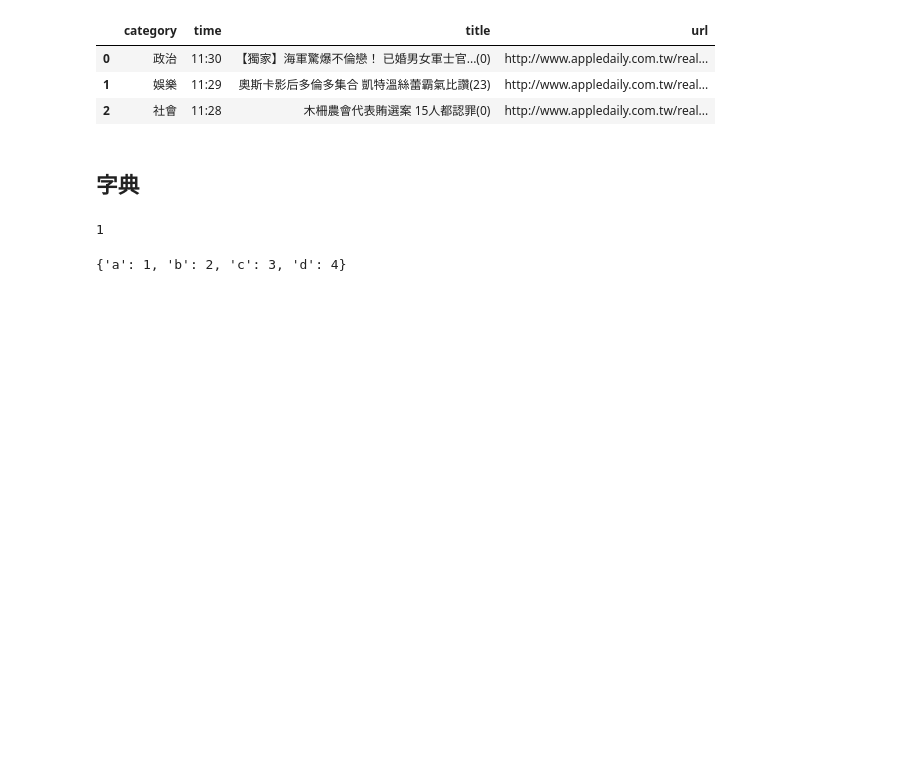
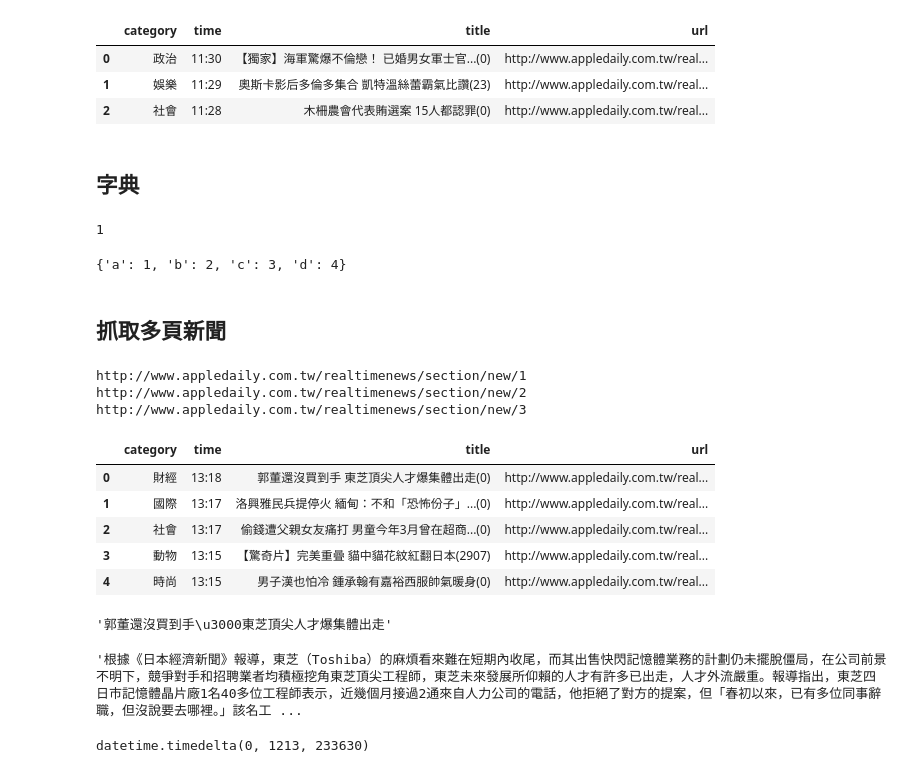
Before and after one commit to ywchiu/itritm, a Jupyter notebook: Demo20170911.ipynb, the cells around one changed output. Drawn from its saved outputs; the diff is of its cells as text; code cells hidden in the pictures; blank space fills up the shorter version.

```diff
--- a/Demo20170911.ipynb
+++ b/Demo20170911.ipynb
@@ -174,3 +174,44 @@ dic['d'] = 4
 dic
 # %% [output]
 {'a': 1, 'b': 2, 'c': 3, 'd': 4}
+# %% [markdown]
+## 抓取多頁新聞
+# %%
+import requests
+url = 'http://www.appledaily.com.tw/realtimenews/section/new/{}'
+for page in range(1,4):
+    # format
+    print(url.format(page))
+# %% [output]
+http://www.appledaily.com.tw/realtimenews/section/new/1
+http://www.appledaily.com.tw/realtimenews/section/new/2
+http://www.appledaily.com.tw/realtimenews/section/new/3
+# %%
+import requests
+from bs4 import BeautifulSoup
+url = 'http://www.appledaily.com.tw/realtimenews/section/new/{}'
+domain = 'http://www.appledaily.com.tw'
+newsary = []
+for page in range(1,51):
+    # format
+    newsurl = url.format(page)
+    res = requests.get(newsurl)
+    soup = BeautifulSoup(res.text, 'html.parser')
+    for news in soup.select('.rtddt a'):
+        dic             = {}
+        dic['title']    = news.select('h1')[0].text
+        dic['category'] = news.select('h2')[0].text
+        dic['time']     = news.select('time')[0].text
+        dic['url']      = domain + news['href']
+        newsary.append(dic)
+# %%
+import pandas
+df = pandas.DataFrame(newsary)
+df.head()
+# %% [output]
+|  | category | time | title | url |
+| 0 | 財經 | 13:18 | 郭董還沒買到手 東芝頂尖人才爆集體出走(0) | http://www.appledaily.com.tw/real... |
+| 1 | 國際 | 13:17 | 洛興雅民兵提停火 緬甸：不和「恐怖份子」...(0) | http://www.appledaily.com.tw/real... |
+| 2 | 社會 | 13:17 | 偷錢遭父親女友痛打 男童今年3月曾在超商...(0) | http://www.appledaily.com.tw/real... |
+| 3 | 動物 | 13:15 | 【驚奇片】完美重曡 貓中貓花紋紅翻日本(2907) | http://www.appledaily.com.tw/real... |
+| 4 | 時尚 | 13:15 | 男子漢也怕冷 鍾承翰有嘉裕西服帥氣暖身(0) | http://www.appledaily.com.tw/real... |
@@ -176,0 +226,16 @@ dic
+# %%
+soup.select('#h1')[0].text
+# %% [output]
+'郭董還沒買到手\u3000東芝頂尖人才爆集體出走'
+# %%
+soup.select('#summary')[0].text
+# %% [output]
+'根據《日本經濟新聞》報導，東芝（Toshiba）的麻煩看來難在短期內收尾，而其出售快閃記憶體業務的計劃仍未擺脫僵局，在公司前景不明下，競爭對手和招聘業者均積極挖角東芝頂尖工程師，東芝未來發展所仰賴的人才有許多已出走，人才外流嚴重。報導指出，東芝四日市記憶體晶片廠1名40多位工程師表示，近幾個月接過2通來自人力公司的電話，他拒絕了對方的提案，但「春初以來，已有多位同事辭職，但沒說要去哪裡。」該名工 ...
+# %%
+dt = soup.select('.gggs time')[0].text
+
+from datetime import datetime
+dt2 = datetime.strptime(dt , '%Y年%m月%d日%H:%M')
+datetime.now() - dt2
+# %% [output]
+datetime.timedelta(0, 1213, 233630)
```
Also changed, not shown: parts of 23 cells of this notebook.
